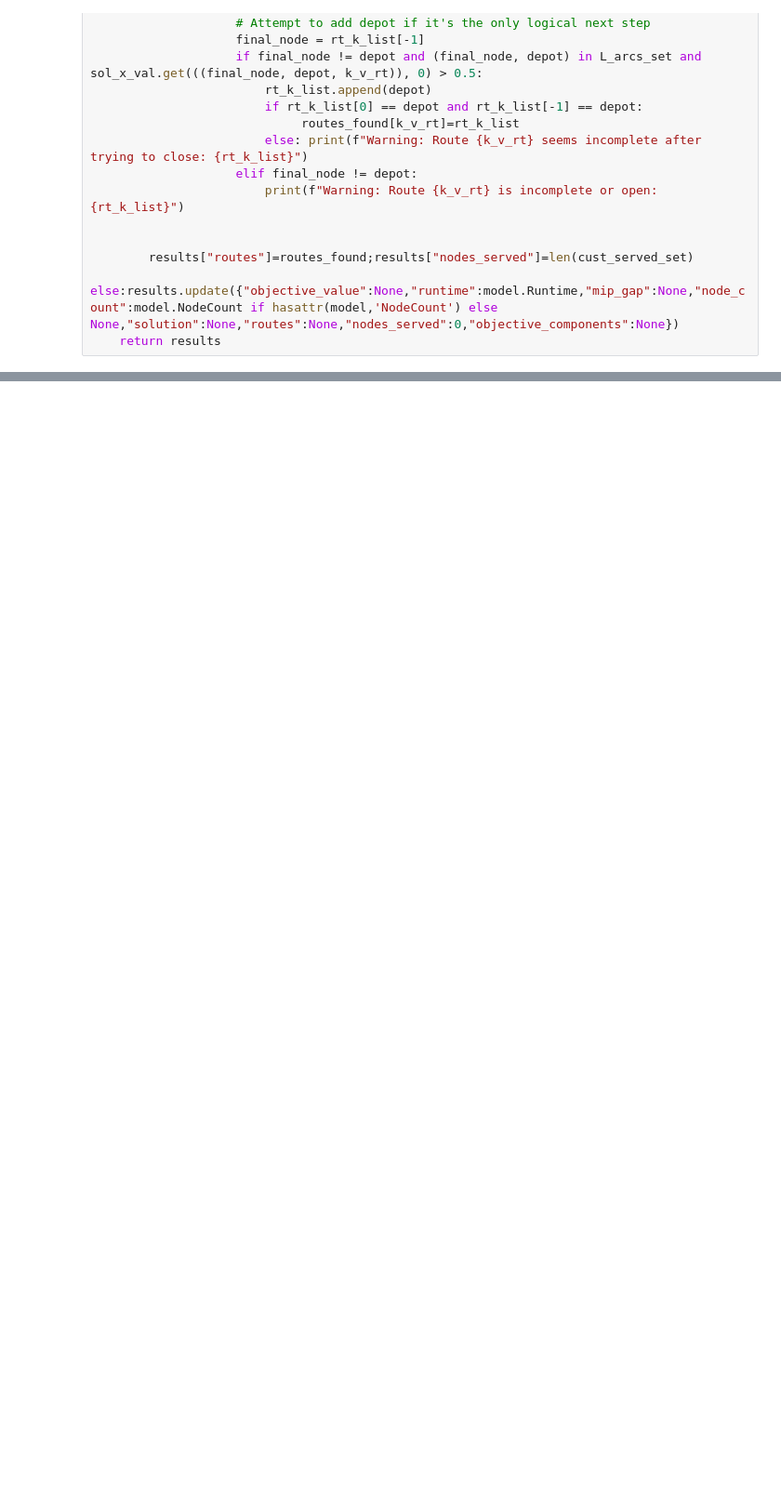
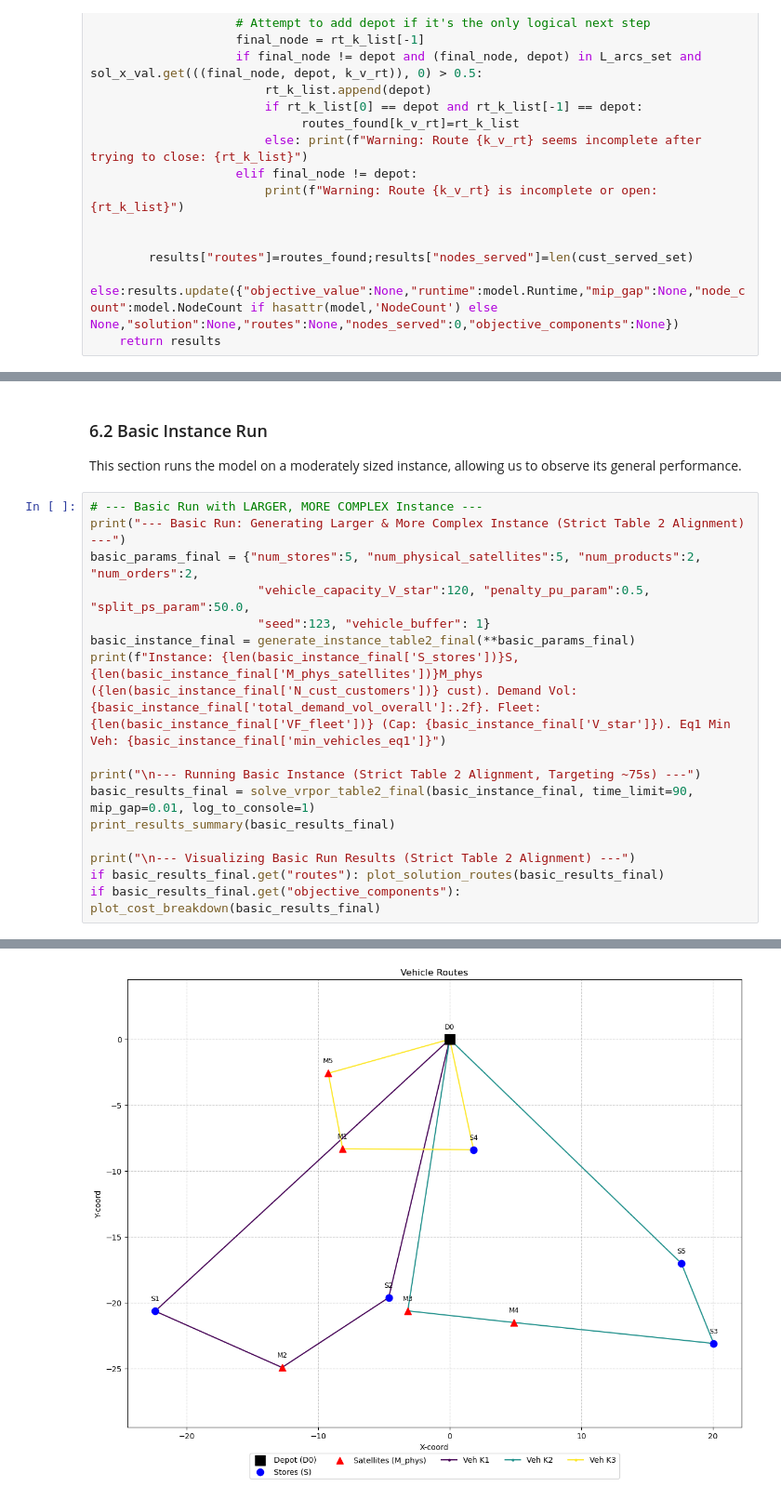
Before and after one commit to Guido-03/Operations-Optimizations, a Jupyter notebook: operations/structured_VRC.ipynb, the cells around one changed output, grey strips where cells are left out. Shown: that part at 93% size. Drawn from its saved outputs; the diff is of its cells as text; blank space fills up the shorter version.

Commit message:
Add initial Jupyter Notebook for VRPOR model

```diff
--- a/operations/structured_VRC.ipynb
+++ b/operations/structured_VRC.ipynb
@@ -429,0 +529,21 @@ def solve_vrpor_table2_final(instance, time_limit=60, mip_gap=0.001, log_to_cons
+# %% [markdown]
+### 6.2 Basic Instance Run
+
+This section runs the model on a moderately sized instance, allowing us to observe its general performance.
+# %%
+# --- Basic Run with LARGER, MORE COMPLEX Instance ---
+print("--- Basic Run: Generating Larger & More Complex Instance (Strict Table 2 Alignment) ---")
+basic_params_final = {"num_stores":5, "num_physical_satellites":5, "num_products":2, "num_orders":2,
+                       "vehicle_capacity_V_star":120, "penalty_pu_param":0.5, "split_ps_param":50.0,
+                       "seed":123, "vehicle_buffer": 1}
+basic_instance_final = generate_instance_table2_final(**basic_params_final)
+print(f"Instance: {len(basic_instance_final['S_stores'])}S, {len(basic_instance_final['M_phys_satellites'])}M_phys ({len(basic_instance_final['N_cust_customers'])} cust). Demand Vol: {basic_instance_final['total_demand_vol_overall']:.2f}. Fleet: {len(basic_instance_final['VF_fleet'])} (Cap: {basic_instance_final['V_star']}). Eq1 Min Veh: {basic_instance_final['min_vehicles_eq1']}")
+
+print("\n--- Running Basic Instance (Strict Table 2 Alignment, Targeting ~75s) ---")
+basic_results_final = solve_vrpor_table2_final(basic_instance_final, time_limit=90, mip_gap=0.01, log_to_console=1)
+print_results_summary(basic_results_final)
+
+print("\n--- Visualizing Basic Run Results (Strict Table 2 Alignment) ---")
+if basic_results_final.get("routes"): plot_solution_routes(basic_results_final)
+if basic_results_final.get("objective_components"): plot_cost_breakdown(basic_results_final)
+# %% [output]
@@ -429,0 +567 @@ def solve_vrpor_table2_final(instance, time_limit=60, mip_gap=0.001, log_to_cons
+[figure, added]
```
Also changed, not shown: parts of 5 cells of this notebook.
